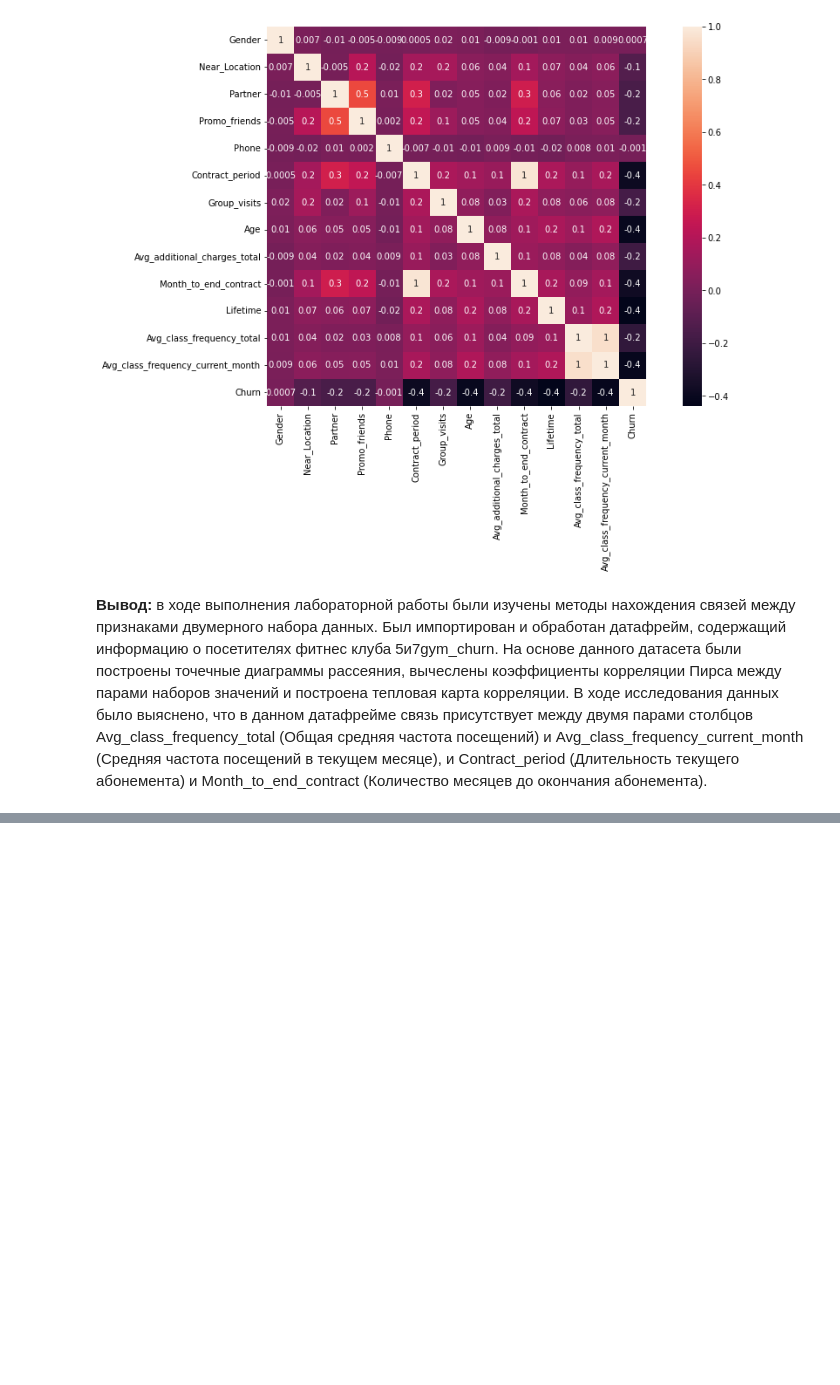
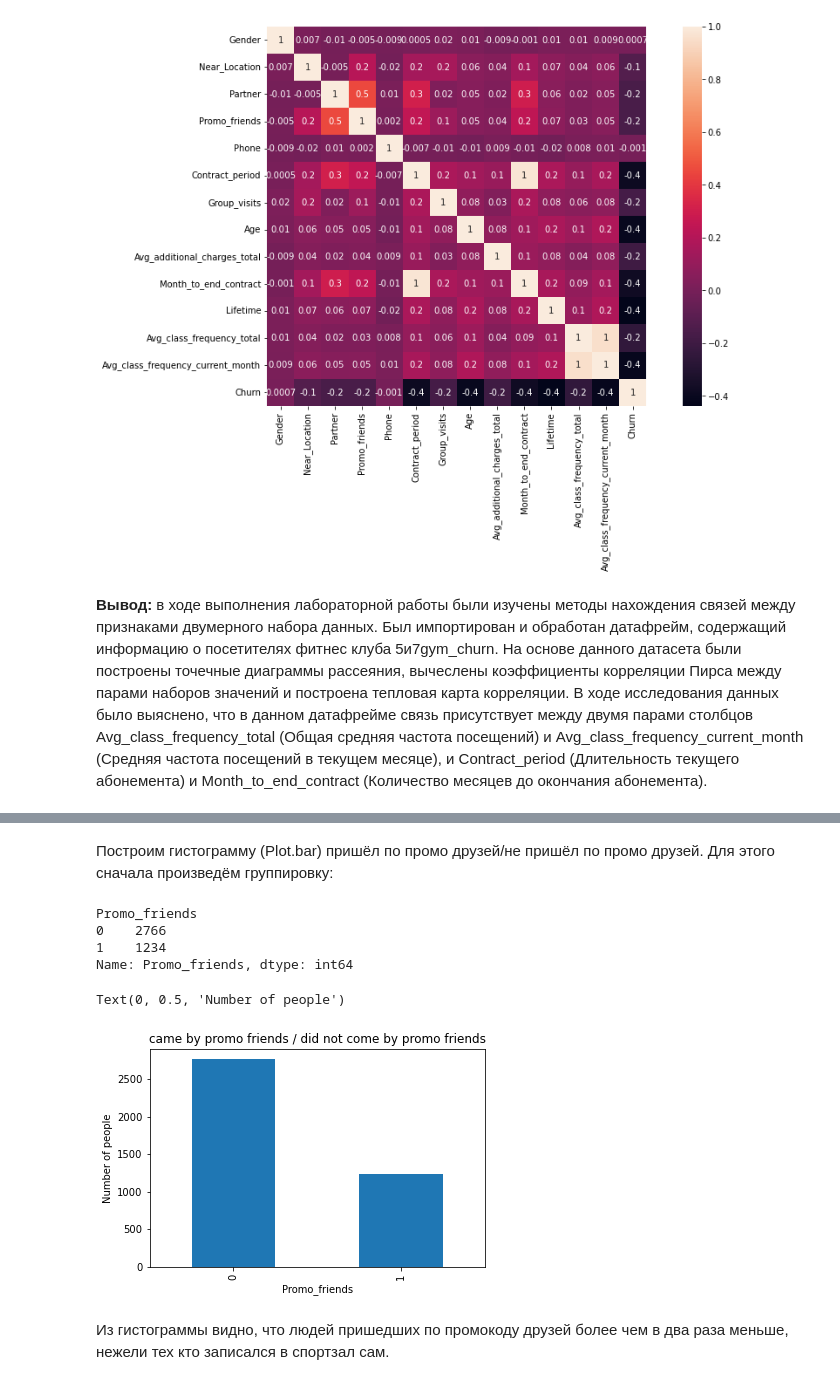
Before and after one commit to DmitryPotemkin/Scikit-Learn_Data_Analysis, a Jupyter notebook: VvADLab2.ipynb, the cells around one changed output, grey strips where cells are left out. Saved outputs shown, nothing was run; the diff lists cells and outputs as text; code cells hidden in the pictures; blank space fills up the shorter version.

```diff
--- a/VvADLab2.ipynb
+++ b/VvADLab2.ipynb
@@ -228,0 +253,19 @@ sns.heatmap(gym_df.corr(), annot = True, fmt='.1g', square=True)
+# %% [markdown]
+Построим гистограмму (Plot.bar) пришёл по промо друзей/не пришёл по промо друзей. Для этого сначала произведём группировку:
+# %%
+gym_df_promo = gym_df.groupby('Promo_friends')['Promo_friends'].count()
+gym_df_promo
+# %% [output]
+Promo_friends
+0    2766
+1    1234
+Name: Promo_friends, dtype: int64
+# %%
+gym_df_promo.plot.bar(y='value')
+plt.title("came by promo friends / did not come by promo friends")
+plt.ylabel("Number of people")
+# %% [output]
+Text(0, 0.5, 'Number of people')
+[figure, added]
+# %% [markdown]
+Из гистограммы видно, что людей пришедших по промокоду друзей более чем в два раза меньше, нежели тех кто записался в спортзал сам.
```
Also changed, not shown: parts of 6 cells of this notebook.
